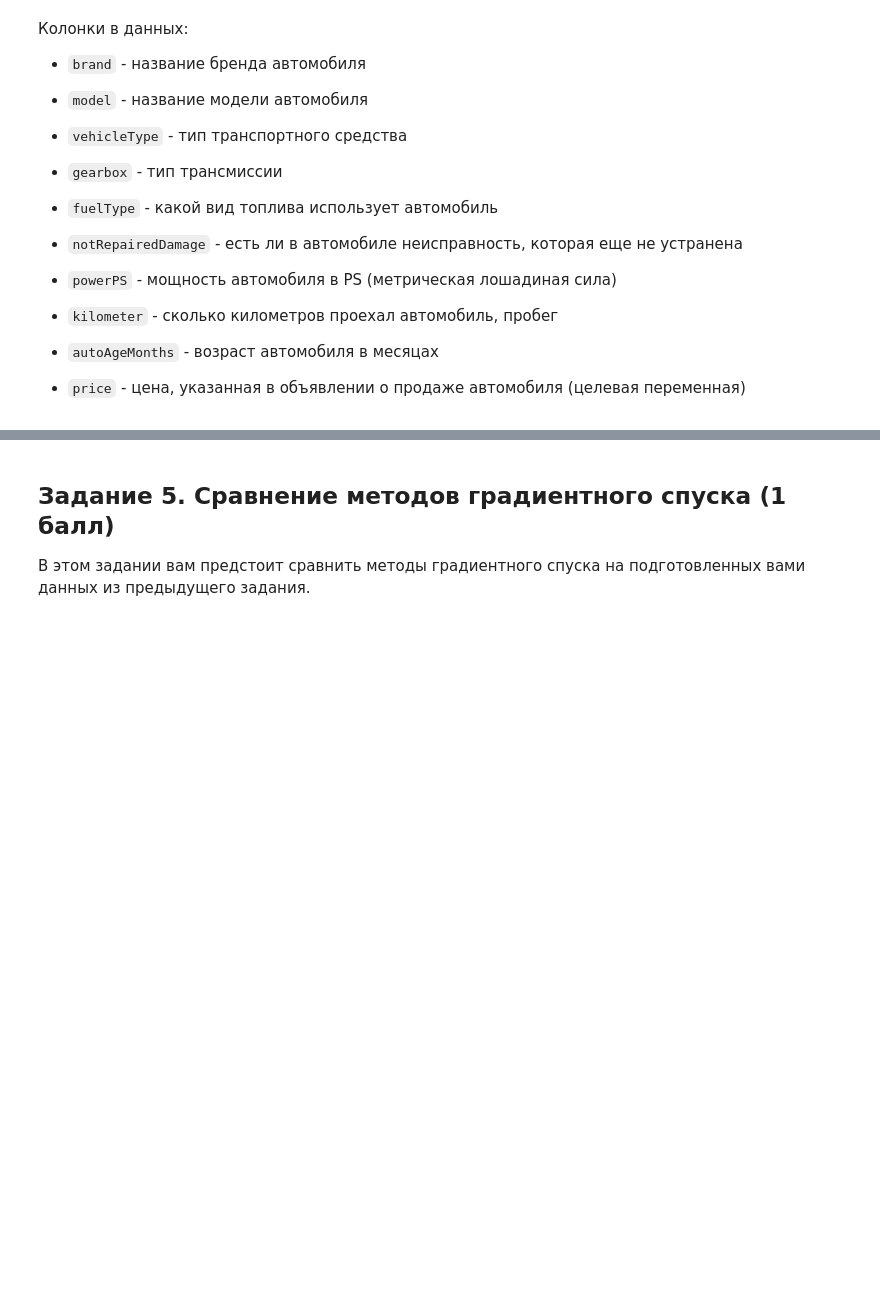
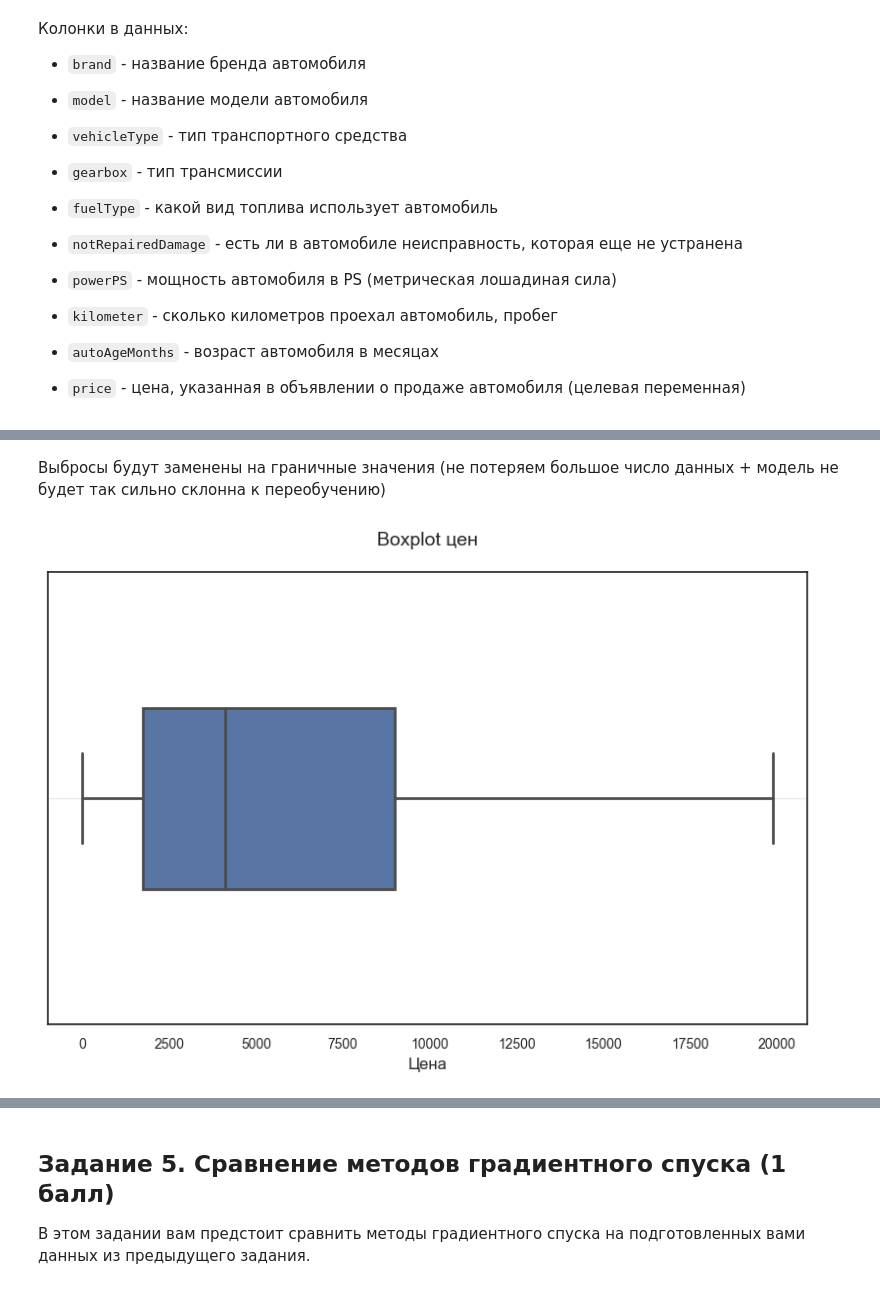
Before and after one commit to georgemoretti/Machine-Learning, a Jupyter notebook: lab4/ML MAI & SBER. GD. LAB 4.ipynb, the cells around one changed output, grey strips where cells are left out. Cells and saved outputs as stored; diff of their text form; code cells hidden in the pictures; blank space fills up the shorter version.

```diff
--- a/lab4/ML MAI & SBER. GD. LAB 4.ipynb
+++ b/lab4/ML MAI & SBER. GD. LAB 4.ipynb
@@ -429,0 +445,14 @@ other += ['bias']
+# %% [markdown]
+Выбросы будут заменены на граничные значения (не потеряем большое число данных + модель не будет так сильно склонна к переобучению)
+# %%
+data['price'] = data['price'].clip(lower=0, upper=upper_bound) # Нижняя цена не может быть отрицательной
+
+plt.figure(figsize=(10, 6))
+
+boxplot = sns.boxplot(x=data['price'], width=0.4, fliersize=5, linewidth=2)
+plt.title('Boxplot цен', fontsize=14, pad=20)
+plt.xlabel('Цена', fontsize=12)
+plt.xticks(fontsize=10)
+plt.grid(axis='y', alpha=0.4)
+# %% [output]
+[figure, added]
```
Also changed, not shown: parts of 62 cells of this notebook.
